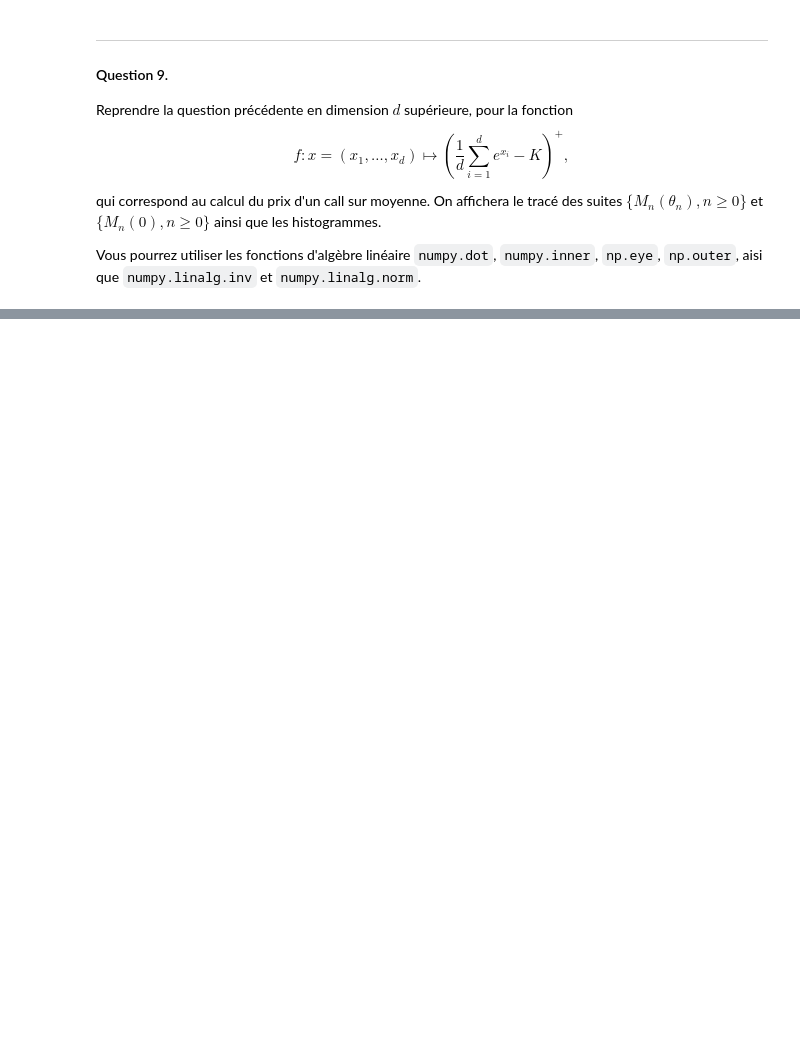
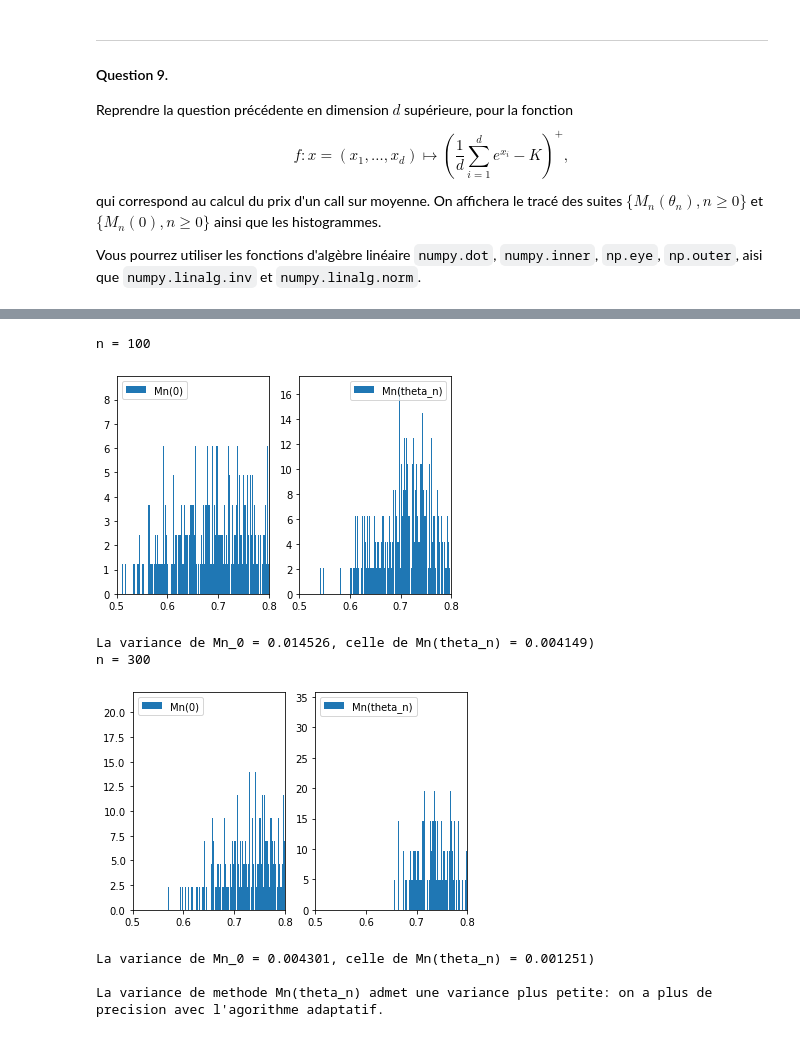
Before and after one commit to pinnertw/Modal, a Jupyter notebook: Modal_SNA_MAP473D_2019-20_TP3.ipynb, the cells around one changed output, grey strips where cells are left out. Cells and saved outputs as stored; diff of their text form; code cells hidden in the pictures; blank space fills up the shorter version.

```diff
--- a/Modal_SNA_MAP473D_2019-20_TP3.ipynb
+++ b/Modal_SNA_MAP473D_2019-20_TP3.ipynb
@@ -789,0 +1030,42 @@ La variance de methode Mn(theta_n) admet une variance plus petite: on a plus de
+# %%
+M = 1000  # nb d'echantillon pour chaque n
+
+# Histogramme
+for n in [int(1e2), int(3e2)]:
+    print("n = {}".format(n))
+    X = np.random.randn(M, n, d)
+    Mn_0 = []
+    Mn_theta_n = []
+    for i in range(M):
+        tn = np.array([1] * d)
+        gn = g_d(X[i], tn)
+        count = 0
+        while np.linalg.norm(gn) > epsilon and count < n:
+            tn = tn - np.linalg.inv(h_d(X[i], tn)) @ gn
+            gn = g_d(X[i], tn)
+            count += 1
+        Mn_0.append(M_d(X[i], [0] * d))
+        Mn_theta_n.append(M_d(X[i], tn))
+
+    # plot
+    plt.subplot(121)
+    plt.hist(Mn_0, int(M ** 1/2 *2), density=True, label="Mn(0)")
+    plt.legend(loc="best")
+    plt.xlim(0.5, 0.8)
+    plt.subplot(122)
+    plt.hist(Mn_theta_n, int(M ** 1/2 *2), density=True, label="Mn(theta_n)")
+    plt.legend(loc="best")
+    plt.xlim(0.5, 0.8)
+    plt.show()
+    # Afficher les variances des deux methodes.
+    print("La variance de Mn_0 = %8f, celle de Mn(theta_n) = %8f)" %(np.array(Mn_0).var(), np.array(Mn_theta_n).var()))
+print("\nLa variance de methode Mn(theta_n) admet une variance plus petite: on a plus de precision avec l'agorithme adaptatif.")
+# %% [output]
+n = 100
+[figure, added]
+La variance de Mn_0 = 0.014526, celle de Mn(theta_n) = 0.004149)
+n = 300
+[figure, added]
+La variance de Mn_0 = 0.004301, celle de Mn(theta_n) = 0.001251)
+
+La variance de methode Mn(theta_n) admet une variance plus petite: on a plus de precision avec l'agorithme adaptatif.
```
Also changed, not shown: parts of 26 cells of this notebook, 1 other file.
